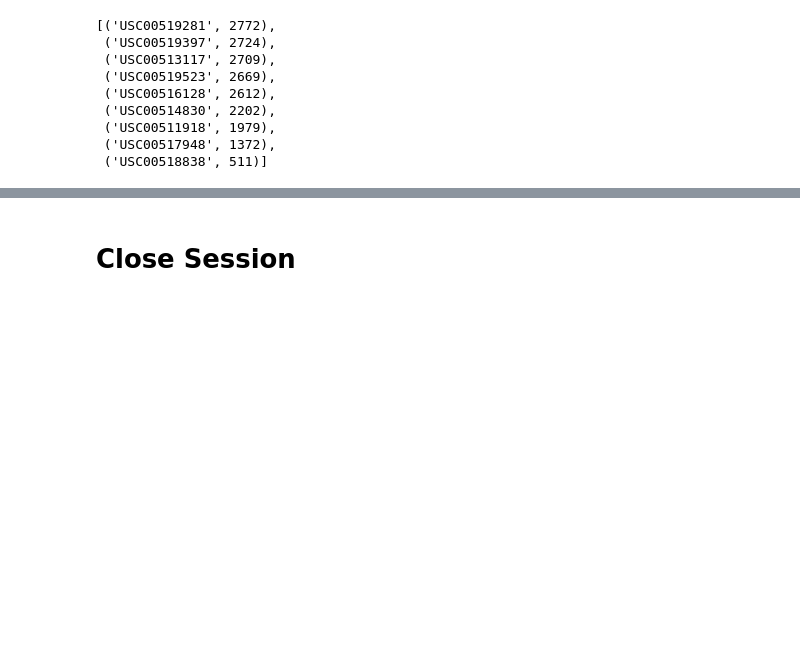
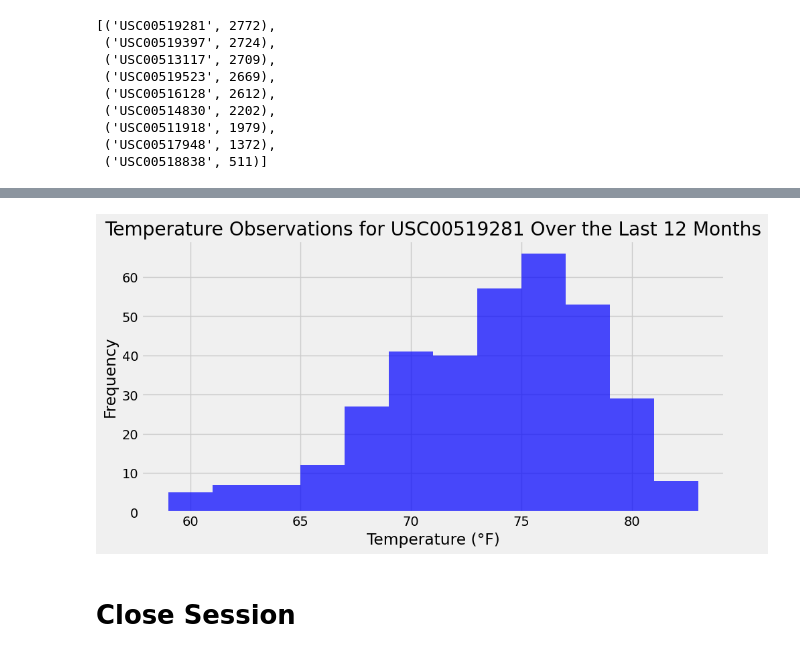
Before and after one commit to JeanR41/sqlalchemy-challenge, a Jupyter notebook: SurfsUp/climate_starter.ipynb, the cells around one changed output, grey strips where cells are left out. Drawn from its saved outputs; the diff is of its cells as text; code cells hidden in the pictures; blank space fills up the shorter version.

Commit message:
station analysis added

```diff
--- a/SurfsUp/climate_starter.ipynb
+++ b/SurfsUp/climate_starter.ipynb
@@ -114,3 +125,37 @@ Text(0.5, 4.183333333333314, 'Temperature')
+# %%
+# Using the most active station id
+# Query the last 12 months of temperature observation data for this station and plot the results as a histogram
+
+# Design a query to retrieve the last 12 months of precipitation data and plot the results.
+# Starting from the most recent data point in the database.
+latest_date = dt.date(2017, 8, 23)
+
+# Calculate the date one year from the last date in data set.
+query_date = latest_date - dt.timedelta(days=365)
+
+# Perform a query to retrieve the data and temperature observations
+temp_results = session.query(Measurement.date, Measurement.tobs). \
+    filter(Measurement.date >= query_date). \
+    filter(Measurement.station == 'USC00519281'). \
+    all()
+# Save the query results as a Pandas DataFrame. Explicitly set the column names
+temp_results_df = pd.DataFrame(temp_results, columns=['date', 'temperature'])
+
+# Ensure the date column is in datetime format
+temp_results_df['date'] = pd.to_datetime(temp_results_df['date'])
+
+# Sort the DataFrame by date
+temp_results_df = temp_results_df.sort_values('date')
+
+# Use Pandas Plotting with Matplotlib to plot the data as a histogram
+plt.figure(figsize=(10, 5))
+plt.hist(temp_results_df['temperature'], bins=12, alpha=0.7, color='blue')
+plt.xlabel("Temperature (°F)")
+plt.ylabel("Frequency")
+plt.title("Temperature Observations for USC00519281 Over the Last 12 Months")
+plt.show()
+# %% [output]
+[figure, added]
 # %% [markdown]
 # Close Session
 # %%
```
Also changed, not shown: parts of 5 cells of this notebook.
